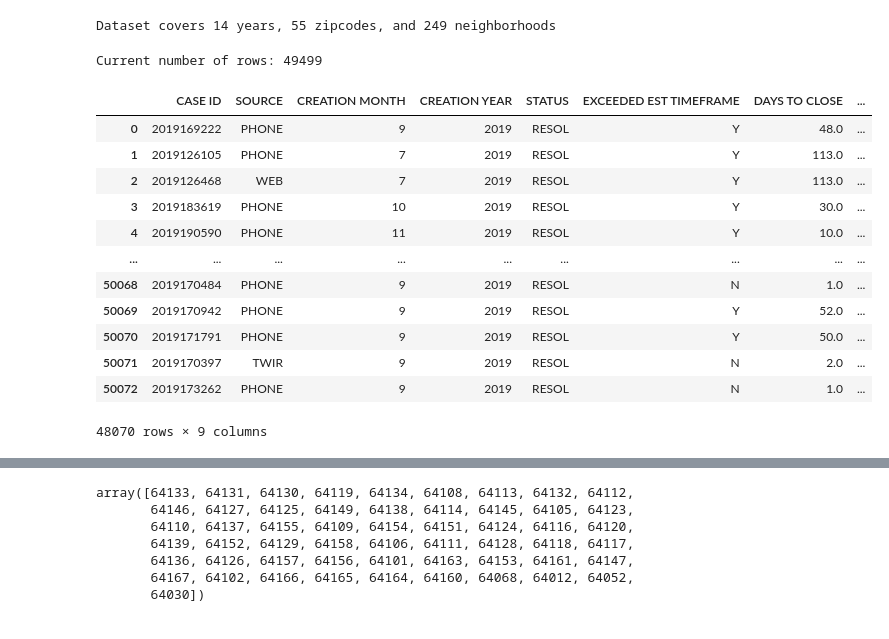
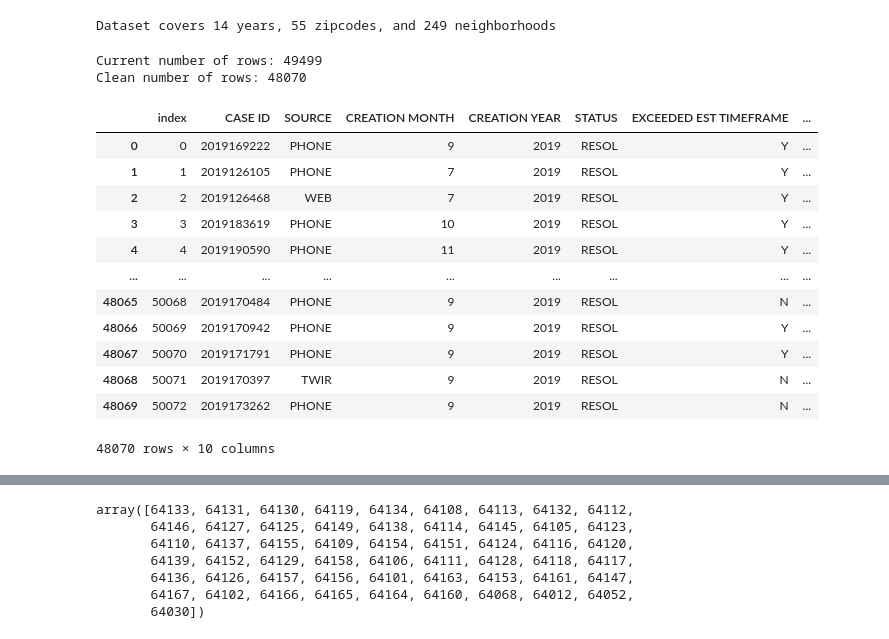
Before and after one commit to kristanlpruett/Project-1-KU-EDW-DATA, a Jupyter notebook: 20200826 Jays attempt.ipynb, the cells around one changed output, grey strips where cells are left out. Cells and saved outputs as stored; diff of their text form; code cells hidden in the pictures.

```diff
--- a/20200826 Jays attempt.ipynb
+++ b/20200826 Jays attempt.ipynb
@@ -66,31 +66,39 @@ Dataset covers 14 years, 55 zipcodes, and 249 neighborhoods
 # %%
 # Begin cleaning data. We'll start by only using resolved complaints (open/canceled complaints lack some of the data we'd need if we want to use closing dates)
 resolved_df = df.loc[(df['STATUS']=='RESOL')]
-print(f"Current number of rows: {len(reduced_resolved_df)}")
+print(f"Current number of rows: {len(resolved_df)}")
 
 # Cut down the number of columns to main identifying data. We'll primarily be using zip codes to pull census data
+# Extra location data and "closed" data has been removed for ease.
 reduced_resolved_df = resolved_df[['CASE ID', 'SOURCE', 'CREATION MONTH',
                                    'CREATION YEAR', 'STATUS', 'EXCEEDED EST TIMEFRAME',
                                    'DAYS TO CLOSE', 'ZIP CODE', 'NEIGHBORHOOD']]
-null_gone_rr_df = reduced_resolved_df.dropna(how='any')
-print(f"Clean number of rows: {len(null_gone_rr_df)}"
 
-# clean_df.dropna(inplace=True)
-# clean_df['ZIP CODE'] = clean_df['ZIP CODE'].astype(int)
-# clean_df
-# clean_df.to_csv('./Resources/PotholeData.csv', index=False)
+# Drop any rows that still have missing data
+clean_df = reduced_resolved_df.dropna(how='any').copy()
+clean_df.reset_index(inplace=True)
+print(f"Clean number of rows: {len(clean_df)}")
+
+# Format columns to drop decimal places
+clean_df['ZIP CODE'] = clean_df['ZIP CODE'].astype(int)
+clean_df['DAYS TO CLOSE'] = clean_df['DAYS TO CLOSE'].astype(int)
+
+# Output the dataframe to a csv and preview the final cleaned dataframe
+clean_df.to_csv('./Resources/PotholeData.csv', index=False)
+clean_df
 # %% [output]
 Current number of rows: 49499
+Clean number of rows: 48070
-|  | CASE ID | SOURCE | CREATION MONTH | CREATION YEAR | STATUS | EXCEEDED EST TIMEFRAME | DAYS TO CLOSE | ... |
-| 0 | 2019169222 | PHONE | 9 | 2019 | RESOL | Y | 48.0 | ... |
-| 1 | 2019126105 | PHONE | 7 | 2019 | RESOL | Y | 113.0 | ... |
-| 2 | 2019126468 | WEB | 7 | 2019 | RESOL | Y | 113.0 | ... |
-| 3 | 2019183619 | PHONE | 10 | 2019 | RESOL | Y | 30.0 | ... |
-| 4 | 2019190590 | PHONE | 11 | 2019 | RESOL | Y | 10.0 | ... |
+|  | index | CASE ID | SOURCE | CREATION MONTH | CREATION YEAR | STATUS | EXCEEDED EST TIMEFRAME | ... |
+| 0 | 0 | 2019169222 | PHONE | 9 | 2019 | RESOL | Y | ... |
+| 1 | 1 | 2019126105 | PHONE | 7 | 2019 | RESOL | Y | ... |
+| 2 | 2 | 2019126468 | WEB | 7 | 2019 | RESOL | Y | ... |
+| 3 | 3 | 2019183619 | PHONE | 10 | 2019 | RESOL | Y | ... |
+| 4 | 4 | 2019190590 | PHONE | 11 | 2019 | RESOL | Y | ... |
 | ... | ... | ... | ... | ... | ... | ... | ... | ... |
-| 50068 | 2019170484 | PHONE | 9 | 2019 | RESOL | N | 1.0 | ... |
-| 50069 | 2019170942 | PHONE | 9 | 2019 | RESOL | Y | 52.0 | ... |
-| 50070 | 2019171791 | PHONE | 9 | 2019 | RESOL | Y | 50.0 | ... |
-| 50071 | 2019170397 | TWIR | 9 | 2019 | RESOL | N | 2.0 | ... |
-| 50072 | 2019173262 | PHONE | 9 | 2019 | RESOL | N | 1.0 | ... |
+| 48065 | 50068 | 2019170484 | PHONE | 9 | 2019 | RESOL | N | ... |
+| 48066 | 50069 | 2019170942 | PHONE | 9 | 2019 | RESOL | Y | ... |
+| 48067 | 50070 | 2019171791 | PHONE | 9 | 2019 | RESOL | Y | ... |
+| 48068 | 50071 | 2019170397 | TWIR | 9 | 2019 | RESOL | N | ... |
+| 48069 | 50072 | 2019173262 | PHONE | 9 | 2019 | RESOL | N | ... |
-48070 rows × 9 columns
+48070 rows × 10 columns
```
Also changed, not shown: parts of 7 cells of this notebook, 1 other file.
